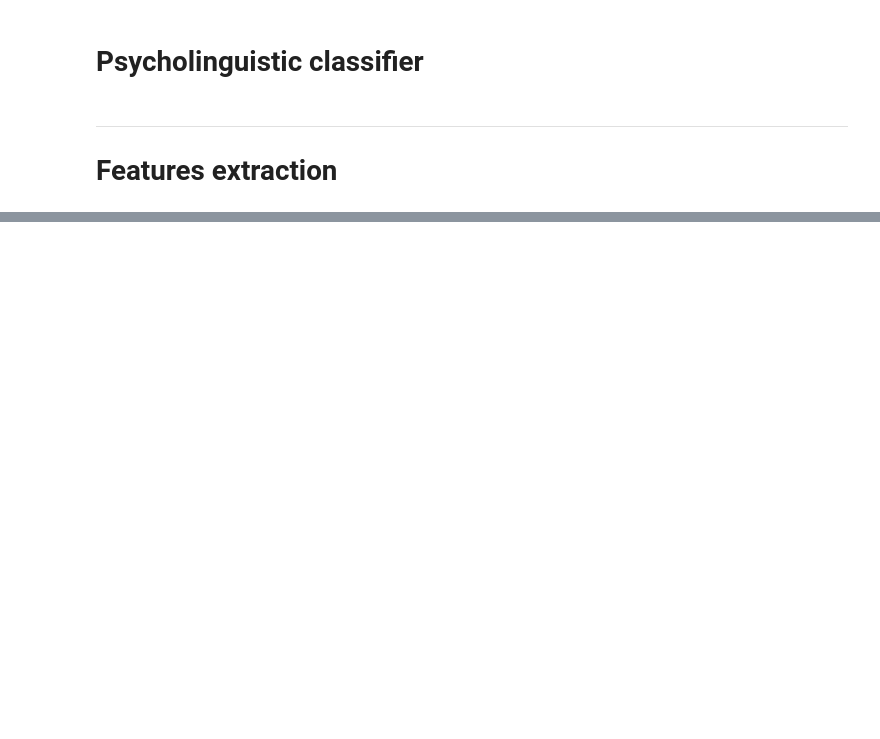
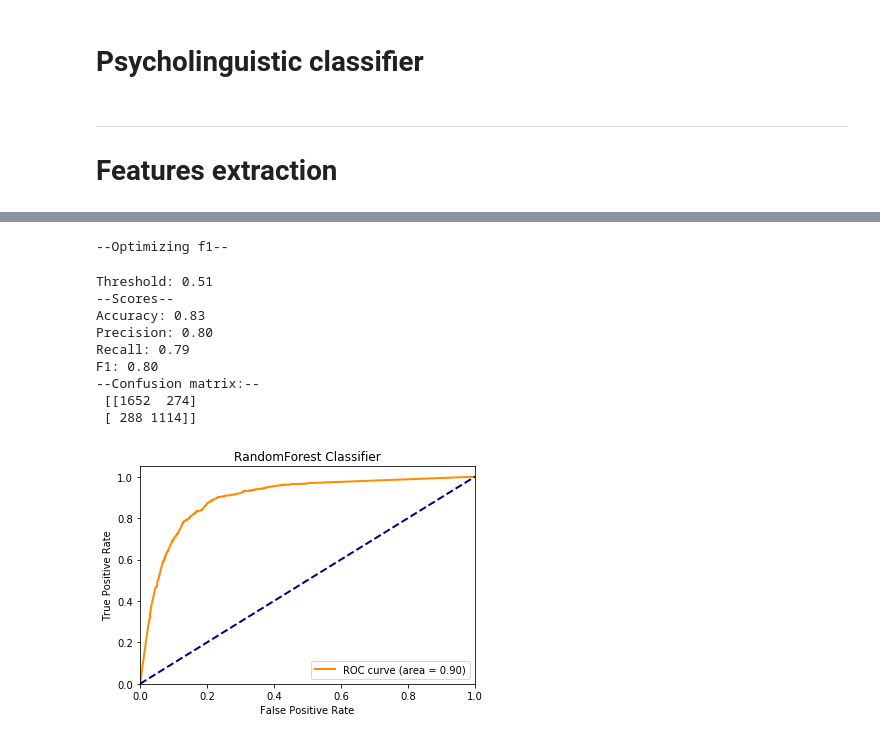
Before and after one commit to nathanshartmann/NILC-at-CWI-2018, a Jupyter notebook: Linguistic.ipynb, the cells around one changed output, grey strips where cells are left out. Saved outputs shown, nothing was run; the diff lists cells and outputs as text; code cells hidden in the pictures; blank space fills up the shorter version.

```diff
--- a/Linguistic.ipynb
+++ b/Linguistic.ipynb
@@ -155,0 +196,18 @@ F1: 0.75
+# %%
+model = RandomForestClassifier()
+model.fit(x_train, y_train)
+pred_train= model.predict_proba(x_train)[:, 1:]
+pred_dev = model.predict_proba(x_dev)[:, 1:]
+evaluate(pred_train, pred_dev, y_train, y_dev, optimize='f1', label='RandomForest Classifier')
+# %% [output]
+--Optimizing f1--
+Threshold: 0.51
+--Scores--
+Accuracy: 0.83
+Precision: 0.80
+Recall: 0.79
+F1: 0.80
+--Confusion matrix:--
+ [[1652  274]
+ [ 288 1114]]
+[figure, added]
```
Also changed, not shown: parts of 29 cells of this notebook, 4 other files.
